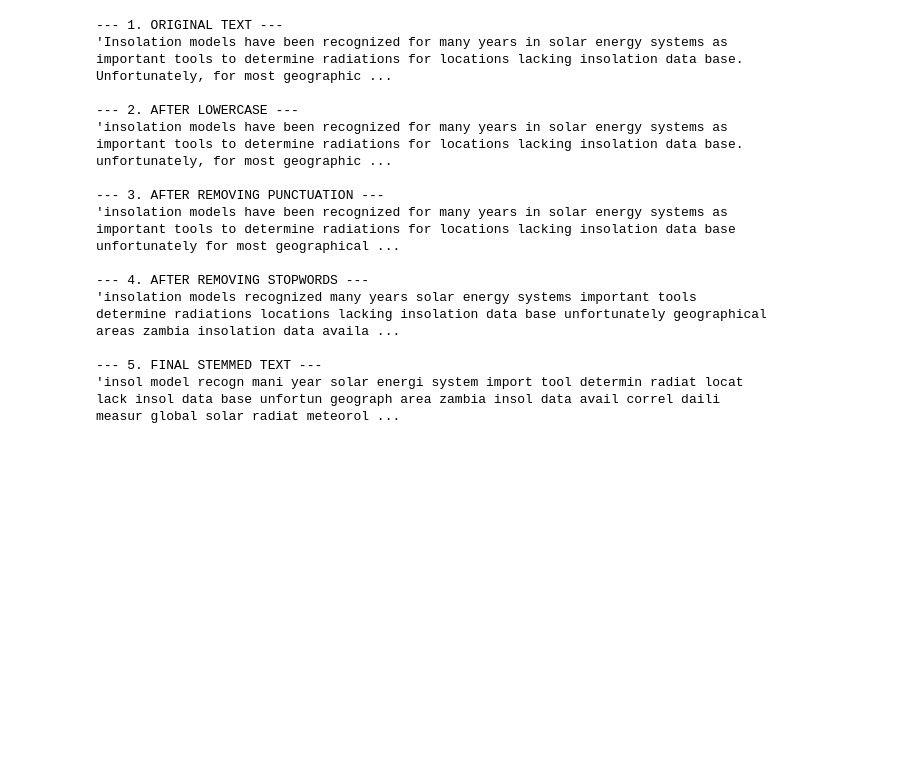
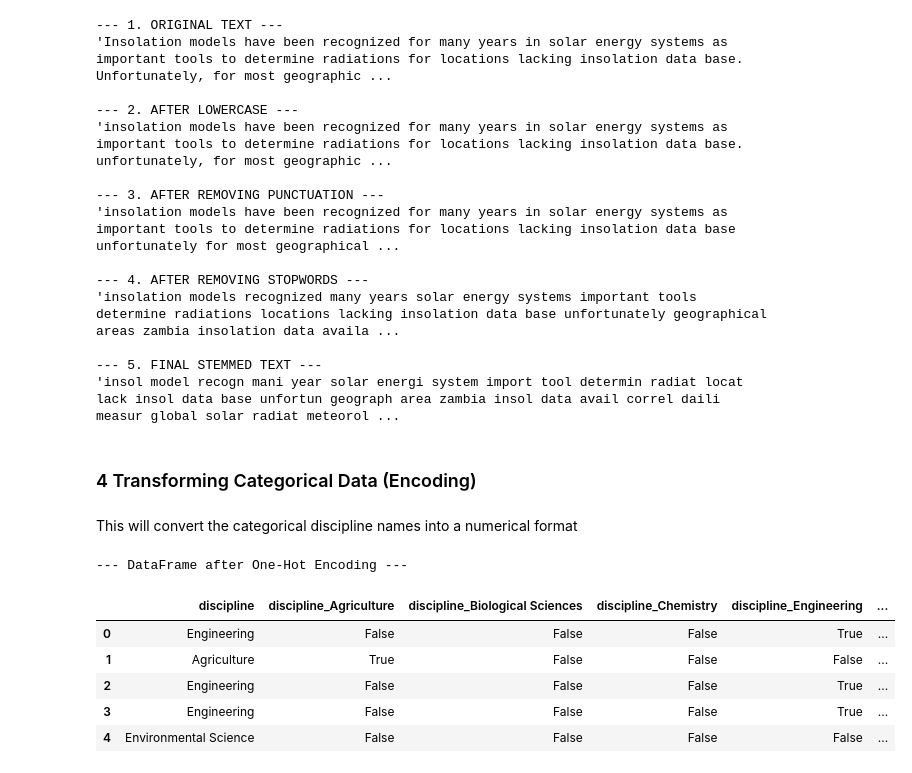
Before and after one commit to Alpha-Male-Dennis/4792_Data-Mining-Group-18, a Jupyter notebook: CSC_4792_Project_G18.ipynb, the cells around one changed output. Saved outputs shown, nothing was run; the diff lists cells and outputs as text; code cells hidden in the pictures; blank space fills up the shorter version.

Commit message:
[DP] added Transforming Categorical Data

```diff
--- a/CSC_4792_Project_G18.ipynb
+++ b/CSC_4792_Project_G18.ipynb
@@ -436,3 +436,25 @@ print(f"--- 5. FINAL STEMMED TEXT ---\n'{var_stemmed_text}'\n")
 
 --- 5. FINAL STEMMED TEXT ---
 'insol model recogn mani year solar energi system import tool determin radiat locat lack insol data base unfortun geograph area zambia insol data avail correl daili measur global solar radiat meteorol ...
+# %% [markdown]
+### 4 Transforming Categorical Data (Encoding)
+# %% [markdown]
+This will convert the categorical discipline names into a numerical format
+# %%
+# Perform One-Hot Encoding on 'discipline'
+var_dummies_dataframe = pd.get_dummies(var_preprocessed_dataframe['discipline'], prefix='discipline')
+
+# Join the new dummy columns back to our main DataFrame
+var_transformed_dataframe = pd.concat([var_preprocessed_dataframe, var_dummies_dataframe], axis=1)
+
+print("--- DataFrame after One-Hot Encoding ---")
+# Display the original column and the new binary columns
+display(var_transformed_dataframe[['discipline'] + [col for col in var_transformed_dataframe.columns if col.startswith('discipline_')]].head())
+# %% [output]
+--- DataFrame after One-Hot Encoding ---
+|  | discipline | discipline_Agriculture | discipline_Biological Sciences | discipline_Chemistry | discipline_Engineering | ... |
+| 0 | Engineering | False | False | False | True | ... |
+| 1 | Agriculture | True | False | False | False | ... |
+| 2 | Engineering | False | False | False | True | ... |
+| 3 | Engineering | False | False | False | True | ... |
+| 4 | Environmental Science | False | False | False | False | ... |
```
